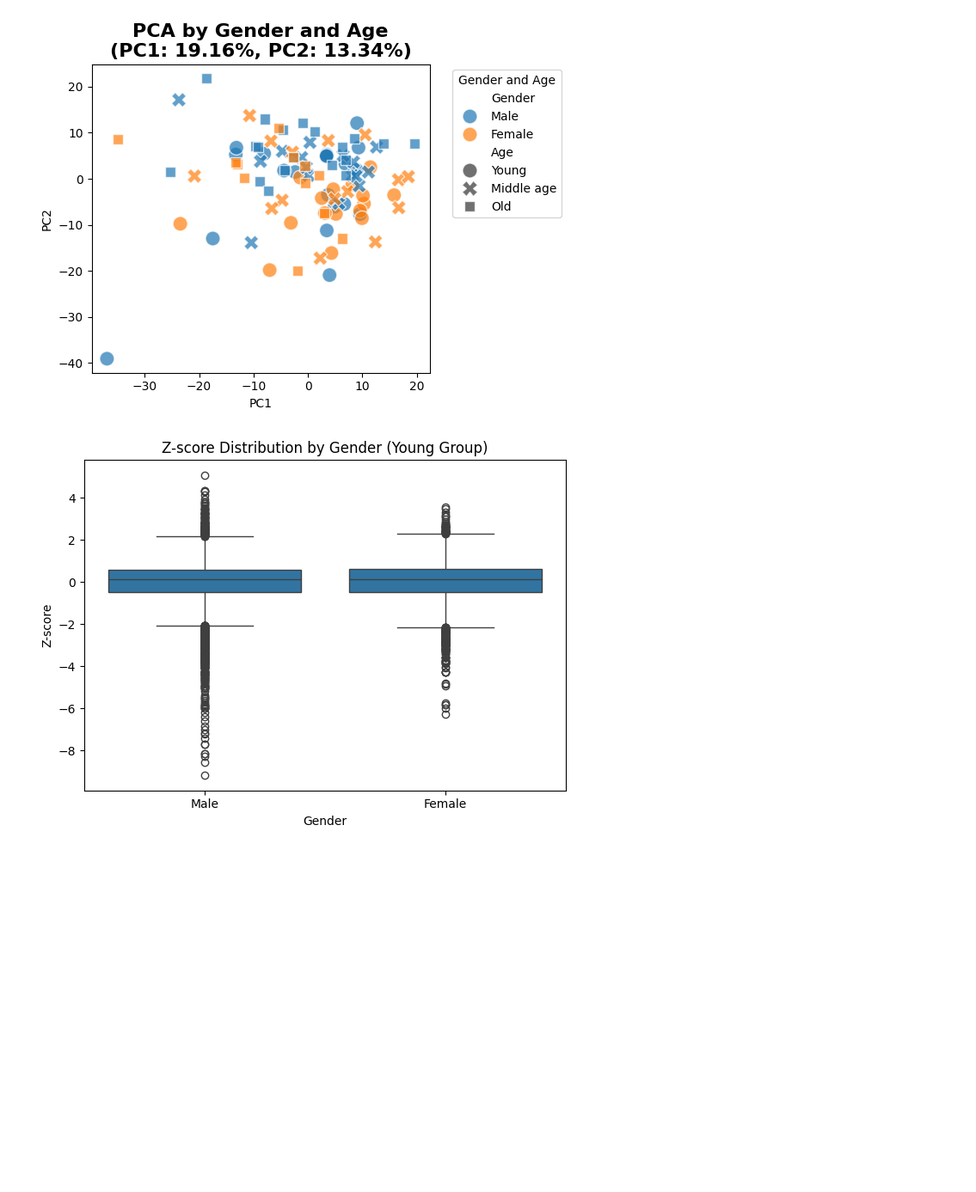
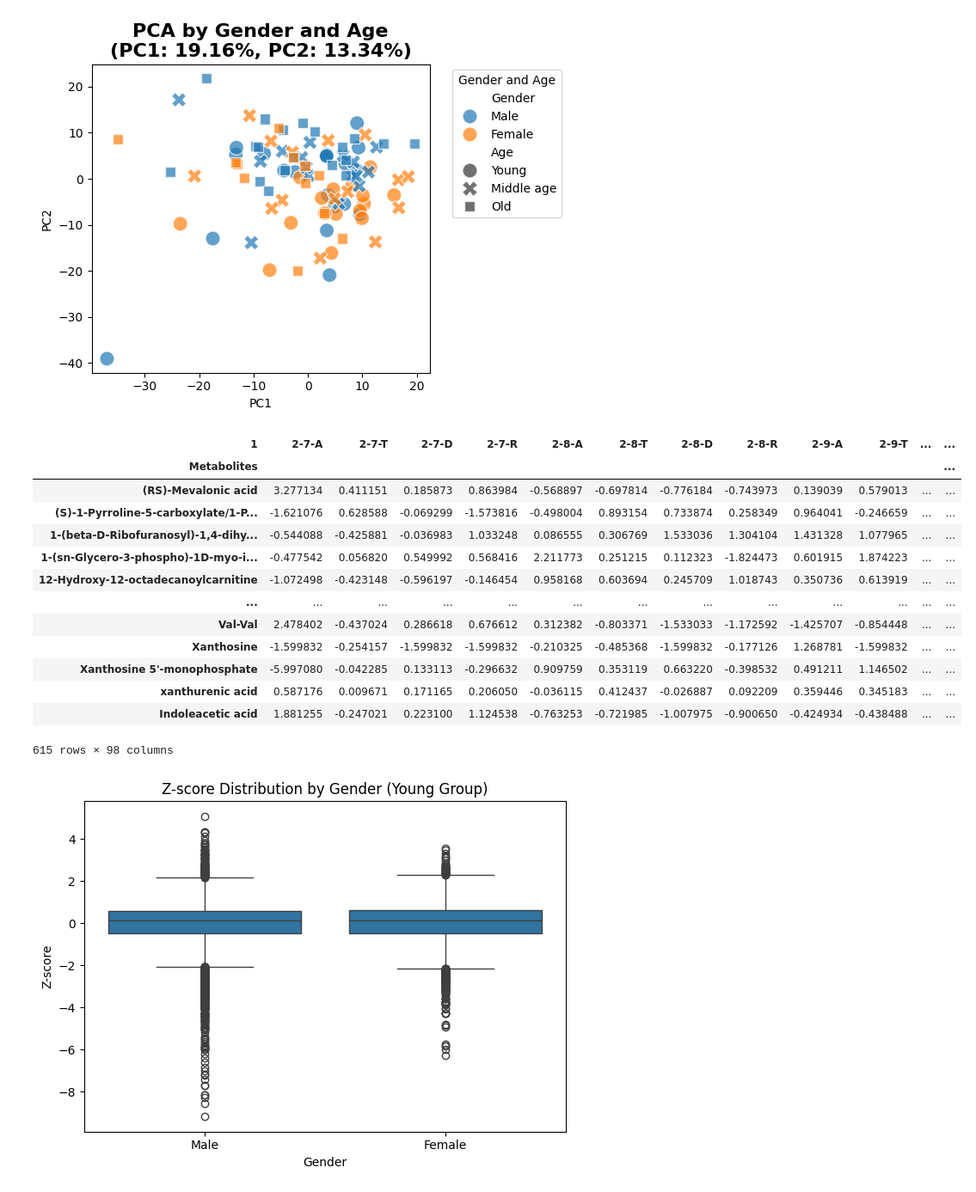
Before and after one commit to CadenBold/intestinal-omics, a Jupyter notebook: working.ipynb, the cells around one changed output. Shown at 86% size. Cells and saved outputs as stored; diff of their text form; code cells hidden in the pictures; blank space fills up the shorter version.

```diff
--- a/working.ipynb
+++ b/working.ipynb
@@ -889,6 +889,23 @@ plt.tight_layout()
 plt.show()
 # %% [output]
 [figure]
+# %%
+preprocessed_scaled
+# %% [output]
+| 1 | 2-7-A | 2-7-T | 2-7-D | 2-7-R | 2-8-A | 2-8-T | 2-8-D | 2-8-R | 2-9-A | 2-9-T | ... | ... |
+| Metabolites |  |  |  |  |  |  |  |  |  |  |  | ... |
+| (RS)-Mevalonic acid | 3.277134 | 0.411151 | 0.185873 | 0.863984 | -0.568897 | -0.697814 | -0.776184 | -0.743973 | 0.139039 | 0.579013 | ... | ... |
+| (S)-1-Pyrroline-5-carboxylate/1-P... | -1.621076 | 0.628588 | -0.069299 | -1.573816 | -0.498004 | 0.893154 | 0.733874 | 0.258349 | 0.964041 | -0.246659 | ... | ... |
+| 1-(beta-D-Ribofuranosyl)-1,4-dihy... | -0.544088 | -0.425881 | -0.036983 | 1.033248 | 0.086555 | 0.306769 | 1.533036 | 1.304104 | 1.431328 | 1.077965 | ... | ... |
+| 1-(sn-Glycero-3-phospho)-1D-myo-i... | -0.477542 | 0.056820 | 0.549992 | 0.568416 | 2.211773 | 0.251215 | 0.112323 | -1.824473 | 0.601915 | 1.874223 | ... | ... |
+| 12-Hydroxy-12-octadecanoylcarnitine | -1.072498 | -0.423148 | -0.596197 | -0.146454 | 0.958168 | 0.603694 | 0.245709 | 1.018743 | 0.350736 | 0.613919 | ... | ... |
+| ... | ... | ... | ... | ... | ... | ... | ... | ... | ... | ... | ... | ... |
+| Val-Val | 2.478402 | -0.437024 | 0.286618 | 0.676612 | 0.312382 | -0.803371 | -1.533033 | -1.172592 | -1.425707 | -0.854448 | ... | ... |
+| Xanthosine | -1.599832 | -0.254157 | -1.599832 | -1.599832 | -0.210325 | -0.485368 | -1.599832 | -0.177126 | 1.268781 | -1.599832 | ... | ... |
+| Xanthosine 5'-monophosphate | -5.997080 | -0.042285 | 0.133113 | -0.296632 | 0.909759 | 0.353119 | 0.663220 | -0.398532 | 0.491211 | 1.146502 | ... | ... |
+| xanthurenic acid | 0.587176 | 0.009671 | 0.171165 | 0.206050 | -0.036115 | 0.412437 | -0.026887 | 0.092209 | 0.359446 | 0.345183 | ... | ... |
+| Indoleacetic acid | 1.881255 | -0.247021 | 0.223100 | 1.124538 | -0.763253 | -0.721985 | -1.007975 | -0.900650 | -0.424934 | -0.438488 | ... | ... |
+615 rows × 98 columns
 # %%
 #Male
 male_cols = preprocessed_scaled.columns.intersection(meta_df.index[meta_df["Gender"] == "Male"])
```
Also changed, not shown: parts of 1 cell of this notebook.
